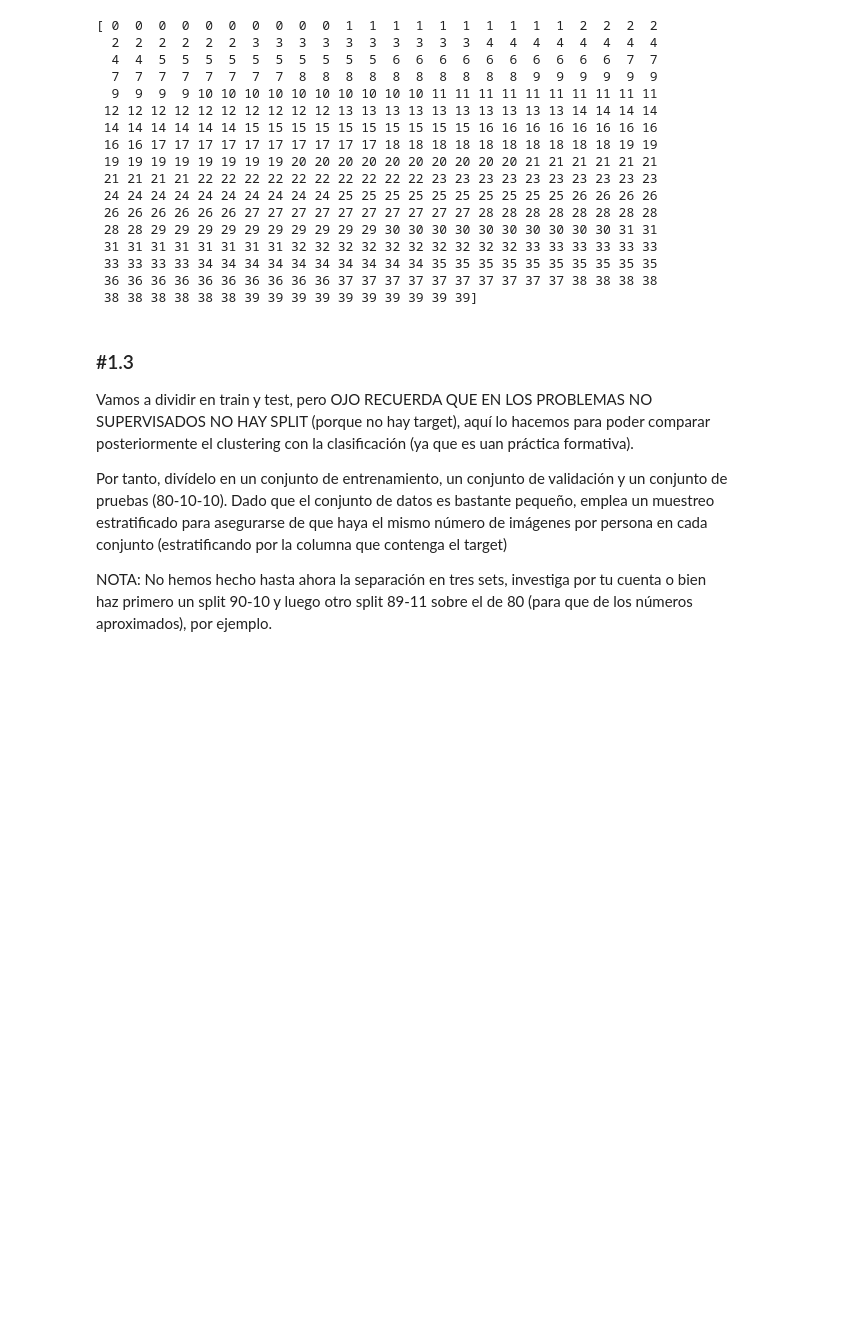
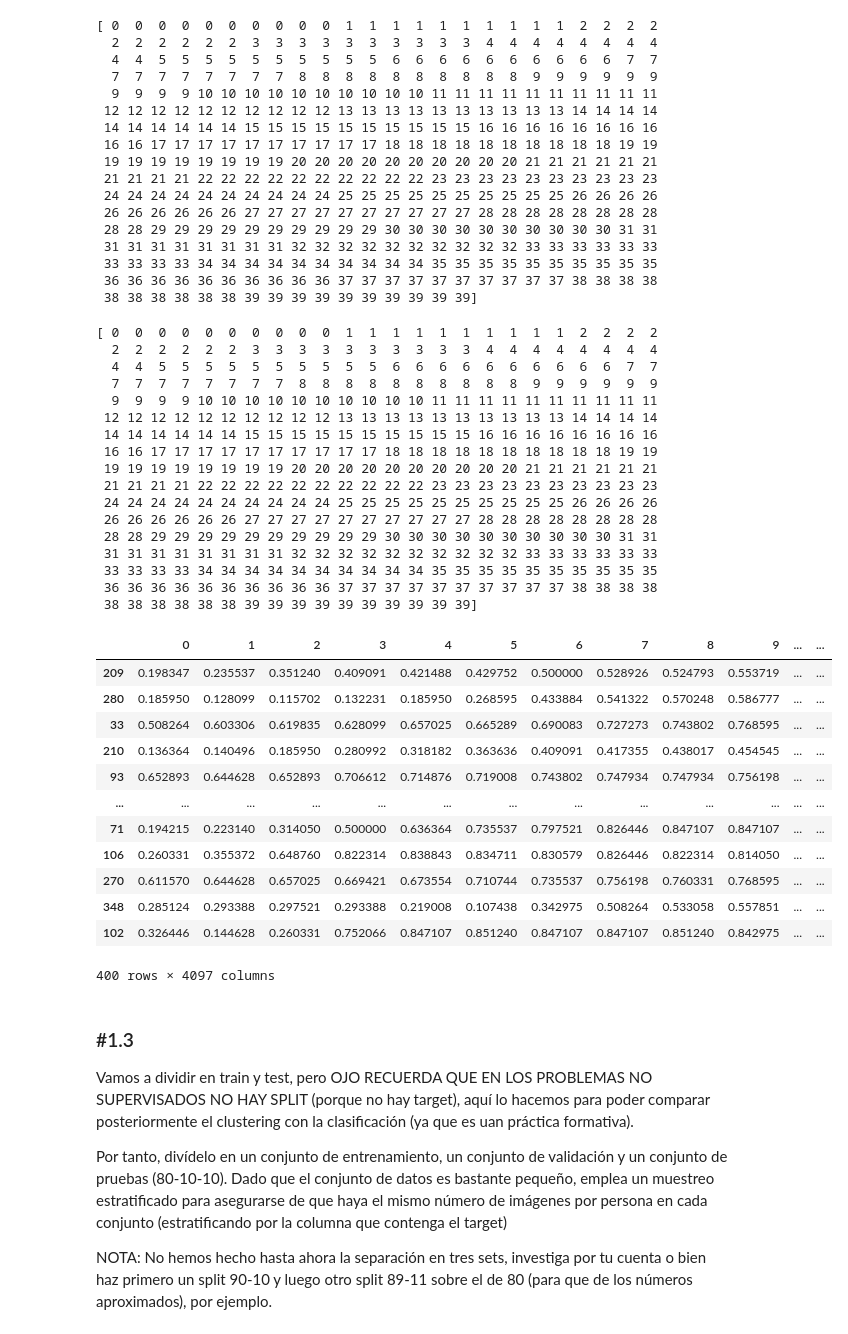
Before and after one commit to UnaiSalas/ONLINE_DS_THEBRIDGE_UNAI_SALAS, a Jupyter notebook: 04_Machine_Learning/Sprint_15/Unidad_01/Practica_Obligatoria/18_Practica_Obligatoria_Clustering_I.ipynb, the cells around one changed output. Drawn from its saved outputs; the diff is of its cells as text; code cells hidden in the pictures; blank space fills up the shorter version.

```diff
--- a/04_Machine_Learning/Sprint_15/Unidad_01/Practica_Obligatoria/18_Practica_Obligatoria_Clustering_I.ipynb
+++ b/04_Machine_Learning/Sprint_15/Unidad_01/Practica_Obligatoria/18_Practica_Obligatoria_Clustering_I.ipynb
@@ -98,6 +100,44 @@ print(df['target'])
  33 33 33 33 34 34 34 34 34 34 34 34 34 34 35 35 35 35 35 35 35 35 35 35
  36 36 36 36 36 36 36 36 36 36 37 37 37 37 37 37 37 37 37 37 38 38 38 38
  38 38 38 38 38 38 39 39 39 39 39 39 39 39 39 39]
+# %%
+data = df.data
+target = df.target
+print(target)
+df_caras= pd.DataFrame(data)
+df_caras['target'] = target
+df_caras.sample(frac=1, random_state=42)
+# %% [output]
+[ 0  0  0  0  0  0  0  0  0  0  1  1  1  1  1  1  1  1  1  1  2  2  2  2
+  2  2  2  2  2  2  3  3  3  3  3  3  3  3  3  3  4  4  4  4  4  4  4  4
+  4  4  5  5  5  5  5  5  5  5  5  5  6  6  6  6  6  6  6  6  6  6  7  7
+  7  7  7  7  7  7  7  7  8  8  8  8  8  8  8  8  8  8  9  9  9  9  9  9
+  9  9  9  9 10 10 10 10 10 10 10 10 10 10 11 11 11 11 11 11 11 11 11 11
+ 12 12 12 12 12 12 12 12 12 12 13 13 13 13 13 13 13 13 13 13 14 14 14 14
+ 14 14 14 14 14 14 15 15 15 15 15 15 15 15 15 15 16 16 16 16 16 16 16 16
+ 16 16 17 17 17 17 17 17 17 17 17 17 18 18 18 18 18 18 18 18 18 18 19 19
+ 19 19 19 19 19 19 19 19 20 20 20 20 20 20 20 20 20 20 21 21 21 21 21 21
+ 21 21 21 21 22 22 22 22 22 22 22 22 22 22 23 23 23 23 23 23 23 23 23 23
+ 24 24 24 24 24 24 24 24 24 24 25 25 25 25 25 25 25 25 25 25 26 26 26 26
+ 26 26 26 26 26 26 27 27 27 27 27 27 27 27 27 27 28 28 28 28 28 28 28 28
+ 28 28 29 29 29 29 29 29 29 29 29 29 30 30 30 30 30 30 30 30 30 30 31 31
+ 31 31 31 31 31 31 31 31 32 32 32 32 32 32 32 32 32 32 33 33 33 33 33 33
+ 33 33 33 33 34 34 34 34 34 34 34 34 34 34 35 35 35 35 35 35 35 35 35 35
+ 36 36 36 36 36 36 36 36 36 36 37 37 37 37 37 37 37 37 37 37 38 38 38 38
+ 38 38 38 38 38 38 39 39 39 39 39 39 39 39 39 39]
+|  | 0 | 1 | 2 | 3 | 4 | 5 | 6 | 7 | 8 | 9 | ... | ... |
+| 209 | 0.198347 | 0.235537 | 0.351240 | 0.409091 | 0.421488 | 0.429752 | 0.500000 | 0.528926 | 0.524793 | 0.553719 | ... | ... |
+| 280 | 0.185950 | 0.128099 | 0.115702 | 0.132231 | 0.185950 | 0.268595 | 0.433884 | 0.541322 | 0.570248 | 0.586777 | ... | ... |
+| 33 | 0.508264 | 0.603306 | 0.619835 | 0.628099 | 0.657025 | 0.665289 | 0.690083 | 0.727273 | 0.743802 | 0.768595 | ... | ... |
+| 210 | 0.136364 | 0.140496 | 0.185950 | 0.280992 | 0.318182 | 0.363636 | 0.409091 | 0.417355 | 0.438017 | 0.454545 | ... | ... |
+| 93 | 0.652893 | 0.644628 | 0.652893 | 0.706612 | 0.714876 | 0.719008 | 0.743802 | 0.747934 | 0.747934 | 0.756198 | ... | ... |
+| ... | ... | ... | ... | ... | ... | ... | ... | ... | ... | ... | ... | ... |
+| 71 | 0.194215 | 0.223140 | 0.314050 | 0.500000 | 0.636364 | 0.735537 | 0.797521 | 0.826446 | 0.847107 | 0.847107 | ... | ... |
+| 106 | 0.260331 | 0.355372 | 0.648760 | 0.822314 | 0.838843 | 0.834711 | 0.830579 | 0.826446 | 0.822314 | 0.814050 | ... | ... |
+| 270 | 0.611570 | 0.644628 | 0.657025 | 0.669421 | 0.673554 | 0.710744 | 0.735537 | 0.756198 | 0.760331 | 0.768595 | ... | ... |
+| 348 | 0.285124 | 0.293388 | 0.297521 | 0.293388 | 0.219008 | 0.107438 | 0.342975 | 0.508264 | 0.533058 | 0.557851 | ... | ... |
+| 102 | 0.326446 | 0.144628 | 0.260331 | 0.752066 | 0.847107 | 0.851240 | 0.847107 | 0.847107 | 0.851240 | 0.842975 | ... | ... |
+400 rows × 4097 columns
 # %% [markdown]
 ### #1.3
 
```
Also changed, not shown: parts of 10 cells of this notebook.
